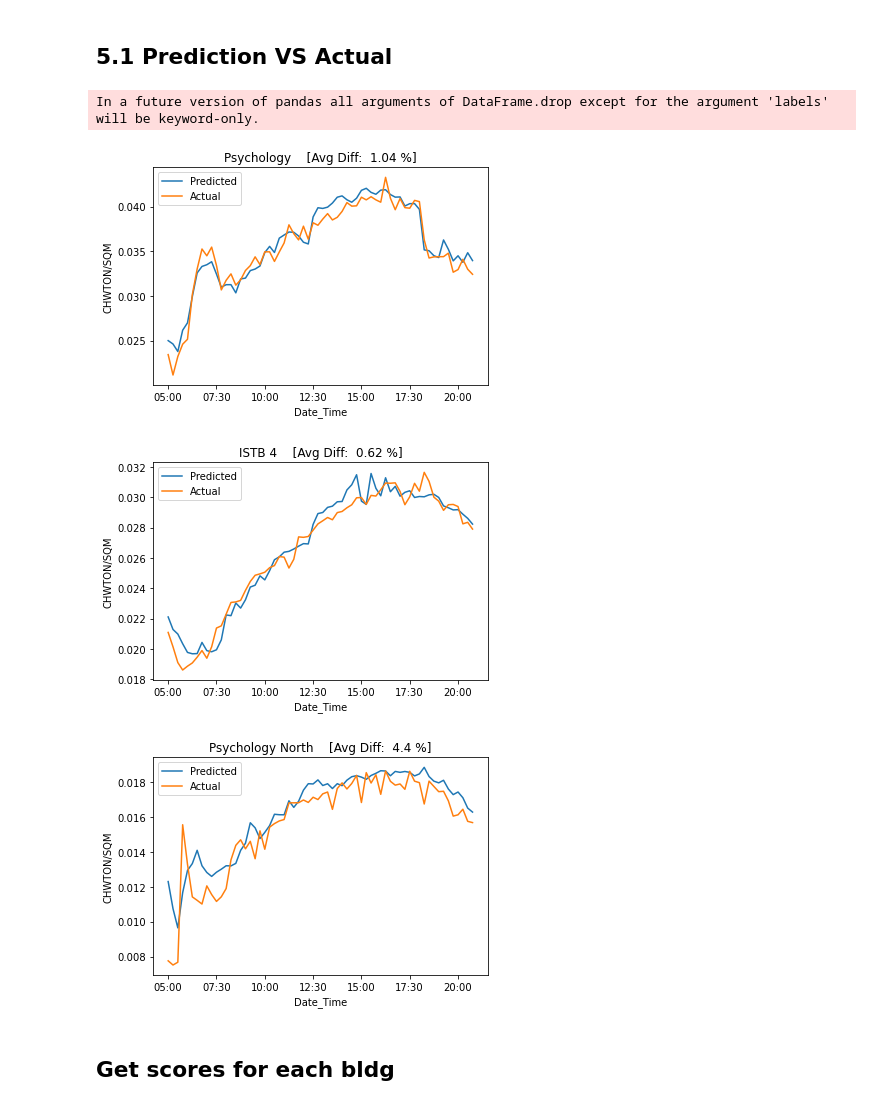
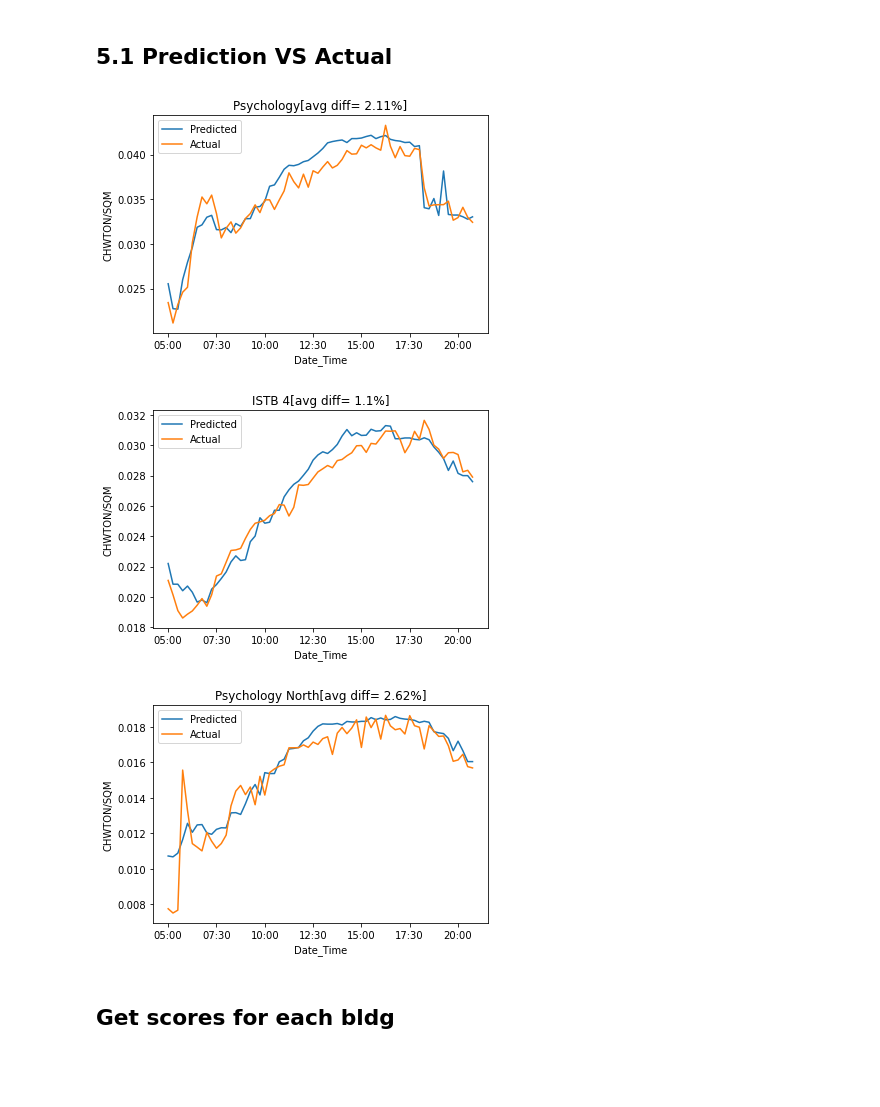
Before and after one commit to freecode23/microclimate-effects, a Jupyter notebook: microclimate_model/Model9_prediction_plot.ipynb, the cells around one changed output. Drawn from its saved outputs; the diff is of its cells as text; code cells hidden in the pictures; blank space fills up the shorter version.

```diff
--- a/microclimate_model/Model9_prediction_plot.ipynb
+++ b/microclimate_model/Model9_prediction_plot.ipynb
@@ -304,6 +283,21 @@ class Scoring():
 # 5. Import Data and Model
 # %%
 # 1. Load data
-data_drop = FourModels.Data(TRAIN_PATH, TEST_PATH, isDropISTB=DROP_ISTB)
-X_train_val, y_train_val = data_drop.get_xy_trainval()
-X_test, y_test= data_drop.get_xy_test()
+data_obj = FourModels.Data(TRAIN_PATH, TEST_PATH, isDropISTB=DROP_ISTB)
+X_train_val, y_train_val = data_obj.get_xy_trainval()
+X_test, y_test= data_obj.get_xy_test()
+
+# 2. Load Model
+if "lgbm" in MODEL_NAME:
+    print("model path=", MODEL_PATH)
+    model = joblib.load(MODEL_PATH)
+
+else:
+    model = pickle.load(open(MODEL_PATH, 'rb'))
+
+
+# 3. test and confirm correct score
+tt = FourModels.TrainTest(X_train_val, y_train_val, X_test, y_test)
+tt.test_and_store_score(model, MODEL_NAME)
+scores_all = tt.get_scores_df()
+print(scores_all)
@@ -310,7 +310,0 @@ X_test, y_test= data_drop.get_xy_test()
-# %%
-# 2. Load Model
-if "lgbm" in MODEL_NAME:
-    print("model path=", MODEL_PATH)
-    model = lightgbm.Booster(model_file=MODEL_PATH)
-else:
-    model = pickle.load(open(MODEL_PATH, 'rb'))
@@ -329,20 +312,17 @@ r2 test= 0.9850831103533487
 # 5. Prediction Plot
 # %% [markdown]
 ## 5.1 Prediction VS Actual
-# %%
-plt_obj = Plot(TRAIN_PATH, TEST_PATH)
-
-# 1. predict
-y_pred = model.predict(X_test)
-
-# 2. plot
-plt_obj.plot(y_pred, y_test,
-             scene_name="actual",
-             output_path =OUTPUT_PATH,
-             is_scenario=False,
-             is_save=True)
-# %% [output]
-In a future version of pandas all arguments of DataFrame.drop except for the argument 'labels' will be keyword-only.
-[figure, removed]
-[figure, removed]
-[figure, removed]
+# %%
+# 1. predict test data and create df_bldgs
+y_pred = model.predict(X_test)
+df_combined_test, df_bldgs_test = data_obj.create_df_bldgs(y_pred, y_test, is_val=False, is_scenario=False)
+
+
+# 2. plot
+plt_obj = Plot()
+for df_bldg in df_bldgs_test:
+    plt_obj.plot(df_bldg, "actual", output_path=OUTPUT_PATH, is_save=False)
+# %% [output]
+[figure, added]
+[figure, added]
+[figure, added]
```
Also changed, not shown: parts of 18 cells of this notebook, 2 other files.
